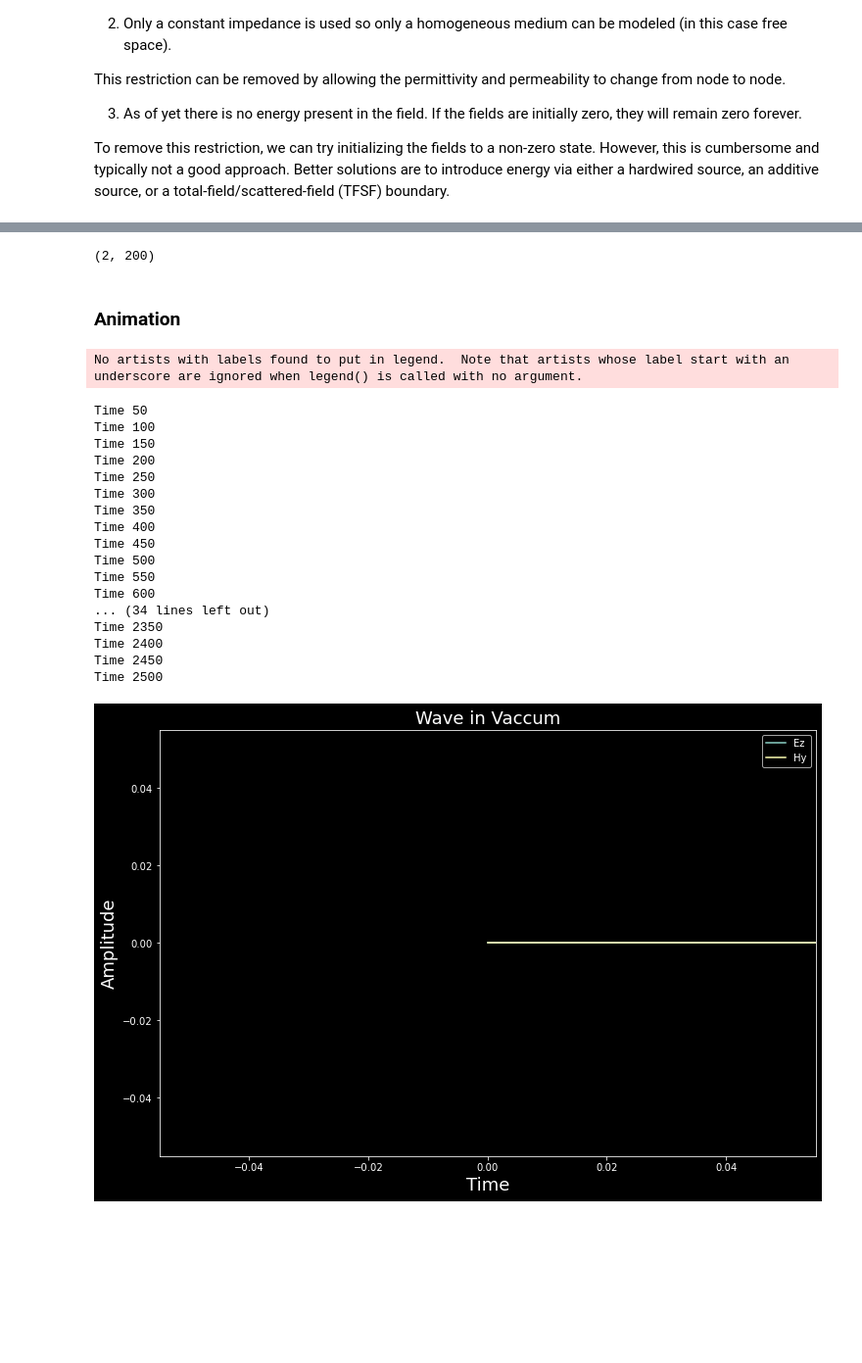
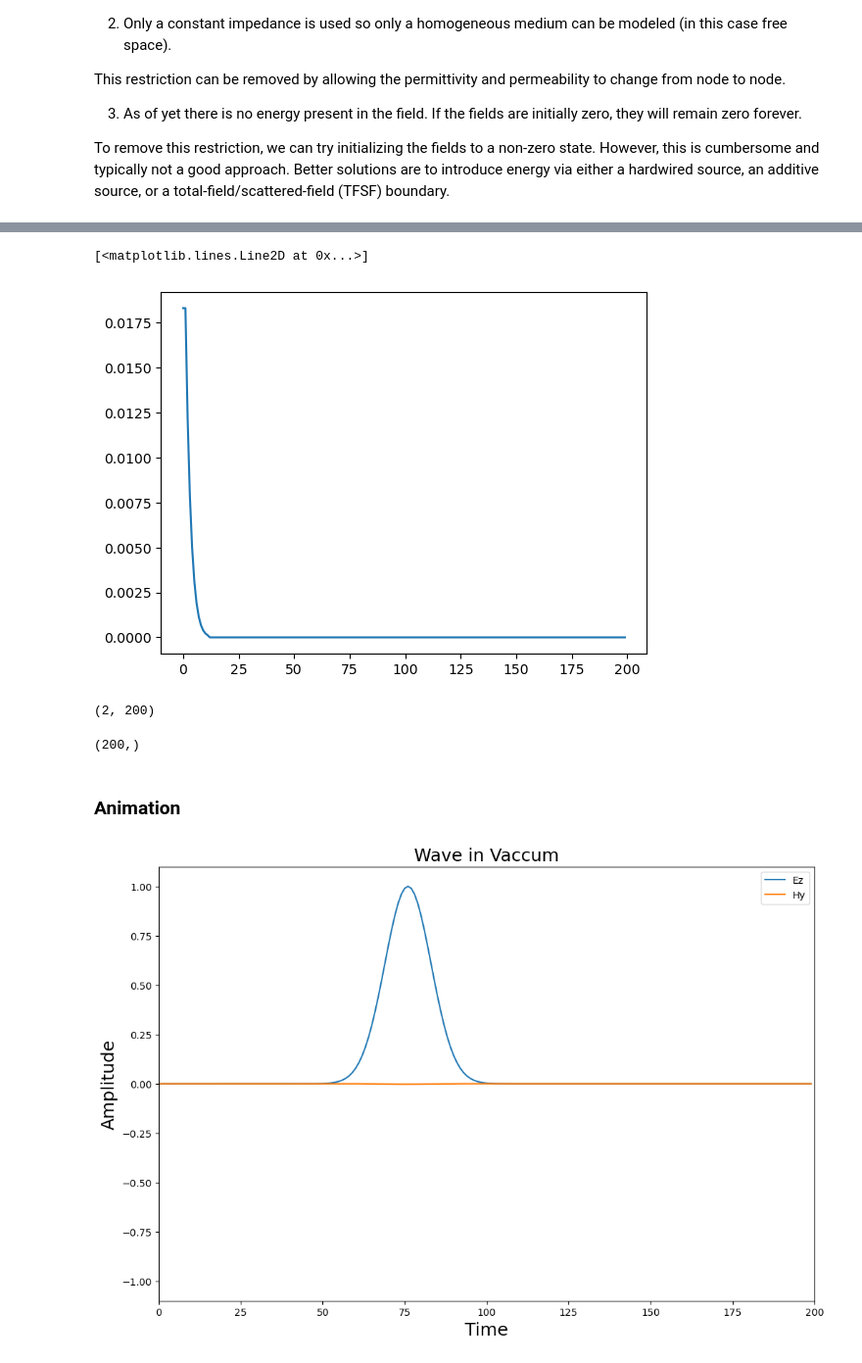
Before and after one commit to Hari31416/MSc_Project, a Jupyter notebook: Numerical_Methods/FDTD.ipynb, the cells around one changed output, grey strips where cells are left out. Shown at 98% size. Cells and saved outputs as stored; diff of their text form; code cells hidden in the pictures; blank space fills up the shorter version.

```diff
--- a/Numerical_Methods/FDTD.ipynb
+++ b/Numerical_Methods/FDTD.ipynb
@@ -217,8 +222,17 @@ plt.plot(ezs[:, 100])
+# %%
+plt.plot(ezs[10])
+# %% [output]
+[<matplotlib.lines.Line2D at 0x...>]
+[figure, added]
 # %%
 values =np.array([ezs[1], hys[1]])
 values.shape
 # %% [output]
 (2, 200)
+# %%
+ezs[1].shape
+# %% [output]
+(200,)
 # %% [markdown]
 ### Animation
 # %%
@@ -231,6 +245,8 @@ plt.title("Wave in Vaccum",
 fontdict={'fontsize': 18})
 plt.xlabel('Time', fontdict={'fontsize': 18})
 plt.ylabel("Amplitude", fontdict={'fontsize': 18})
+plt.xlim(0, 200)
+plt.ylim(-1.1, 1.1)
 
 #Lines which are neede to animate
 N = 2
@@ -242,49 +258,32 @@ def init():
     for line in lines:
         line.set_data([], [])
     return lines
 
 #Needed for adding legends
 legend = plt.legend()
 
 #The Animate function
 def animate(i):
     values =np.array([ezs[i], hys[i]])
 
     # Plot the solution and the legends
     for j, line in enumerate(lines):
         line.set_data(range(200), values[j])
         if j==0:
             line.set_label('Ez')
         else:
             line.set_label('Hy')
     legend = plt.legend(loc='upper right')
     if (i+1)%50 == 0:
         print("Time", i+1)
+        clear_output(wait=True)
     return lines + [legend]
 
 #The animation
 anim = animation.FuncAnimation(fig, animate, init_func=init,
                                frames=np.arange(0, 2500), interval=40, blit=True)
 
 #Saving the Animation
 anim.save('wave.mp4', writer='ffmpeg', dpi=200);
 # %% [output]
-No artists with labels found to put in legend.  Note that artists whose label start with an underscore are ignored when legend() is called with no argument.
-Time 50
-Time 100
-Time 150
-Time 200
-Time 250
-Time 300
-Time 350
-Time 400
-Time 450
-Time 500
-Time 550
-Time 600
-... (34 lines left out)
-Time 2350
-Time 2400
-Time 2450
-Time 2500
-[figure, old version]
+[figure, new version]
```
Also changed, not shown: parts of 11 cells of this notebook, 28 other files.
